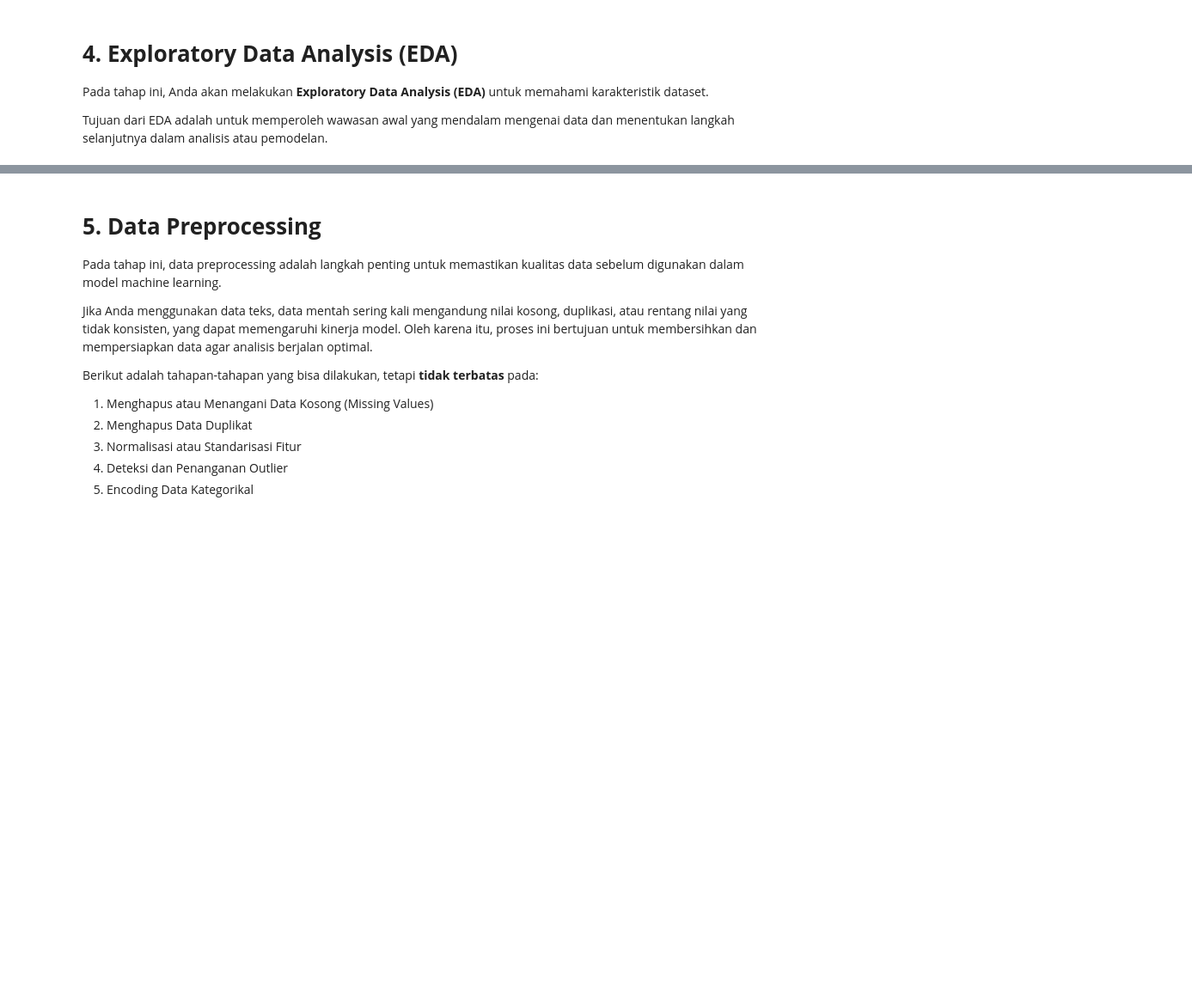
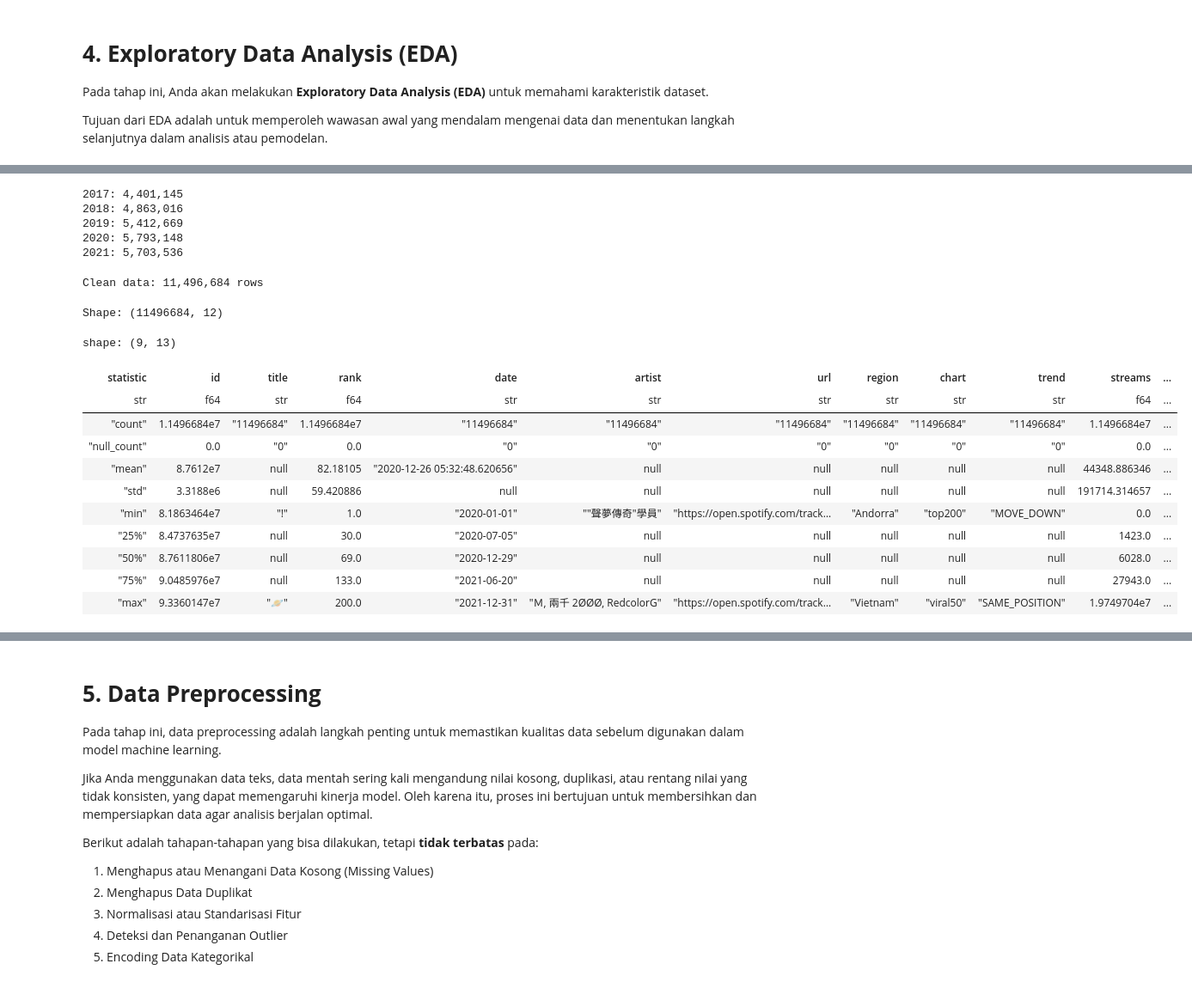
Before and after one commit to Aldi-H/spotify-chart-mlops, a Jupyter notebook: notebooks/spotify_chart_mlops.ipynb, the cells around one changed output, grey strips where cells are left out. Shown at 86% size. Drawn from its saved outputs; the diff is of its cells as text; code cells hidden in the pictures; blank space fills up the shorter version.

```diff
--- a/notebooks/spotify_chart_mlops.ipynb
+++ b/notebooks/spotify_chart_mlops.ipynb
@@ -46,0 +88,66 @@ Tujuan dari EDA adalah untuk memperoleh wawasan awal yang mendalam mengenai data
+# %%
+cur.execute(
+    """
+    SELECT EXTRACT(YEAR FROM date) AS year, COUNT(*) AS rows
+    FROM spotify_charts_raw
+    GROUP BY year
+    ORDER BY year
+    """
+)
+
+for row in cur.fetchall():
+    print(f"{int(row[0])}: {row[1]:,}")
+# %% [output]
+2017: 4,401,145
+2018: 4,863,016
+2019: 5,412,669
+2020: 5,793,148
+2021: 5,703,536
+# %%
+cur.execute("TRUNCATE spotify_charts_cleaned")
+cur.execute(
+    """
+    INSERT INTO spotify_charts_cleaned
+        (title, rank, date, artist, url, region, chart, trend, streams)
+    SELECT DISTINCT ON (title, rank, date, artist, url, region, chart, trend, streams)
+        title, rank, date, artist, url, region, chart, trend, COALESCE(streams, 0)
+    FROM spotify_charts_raw
+    WHERE trend IS NOT NULL
+        AND date >= '2020-01-01'
+    """
+)
+
+con.commit()
+
+cur.execute("SELECT COUNT(*) FROM spotify_charts_cleaned")
+print(f"Clean data: {cur.fetchone()[0]:,} rows")
+# %% [output]
+Clean data: 11,496,684 rows
+# %%
+df = pl.read_database_uri(
+    """
+    SELECT *,
+        CASE WHEN chart = 'top200' THEN 1 ELSE 0 END AS has_streams
+    FROM spotify_charts_cleaned
+    """,
+    uri=DB_URI
+)
+
+print(f"Shape: {df.shape}")
+# %% [output]
+Shape: (11496684, 12)
+# %%
+df.describe()
+# %% [output]
+shape: (9, 13)
+| statistic | id | title | rank | date | artist | url | region | chart | trend | streams | ... |
+| str | f64 | str | f64 | str | str | str | str | str | str | f64 | ... |
+| "count" | 1.1496684e7 | "11496684" | 1.1496684e7 | "11496684" | "11496684" | "11496684" | "11496684" | "11496684" | "11496684" | 1.1496684e7 | ... |
+| "null_count" | 0.0 | "0" | 0.0 | "0" | "0" | "0" | "0" | "0" | "0" | 0.0 | ... |
+| "mean" | 8.7612e7 | null | 82.18105 | "2020-12-26 05:32:48.620656" | null | null | null | null | null | 44348.886346 | ... |
+| "std" | 3.3188e6 | null | 59.420886 | null | null | null | null | null | null | 191714.314657 | ... |
+| "min" | 8.1863464e7 | "!" | 1.0 | "2020-01-01" | ""聲夢傳奇"學員" | "https://open.spotify.com/track… | "Andorra" | "top200" | "MOVE_DOWN" | 0.0 | ... |
+| "25%" | 8.4737635e7 | null | 30.0 | "2020-07-05" | null | null | null | null | null | 1423.0 | ... |
+| "50%" | 8.7611806e7 | null | 69.0 | "2020-12-29" | null | null | null | null | null | 6028.0 | ... |
+| "75%" | 9.0485976e7 | null | 133.0 | "2021-06-20" | null | null | null | null | null | 27943.0 | ... |
+| "max" | 9.3360147e7 | "🪐" | 200.0 | "2021-12-31" | "Ｍ, 兩千 2ØØØ, RedcolorG" | "https://open.spotify.com/track… | "Vietnam" | "viral50" | "SAME_POSITION" | 1.9749704e7 | ... |
```
Also changed, not shown: parts of 15 cells of this notebook.
